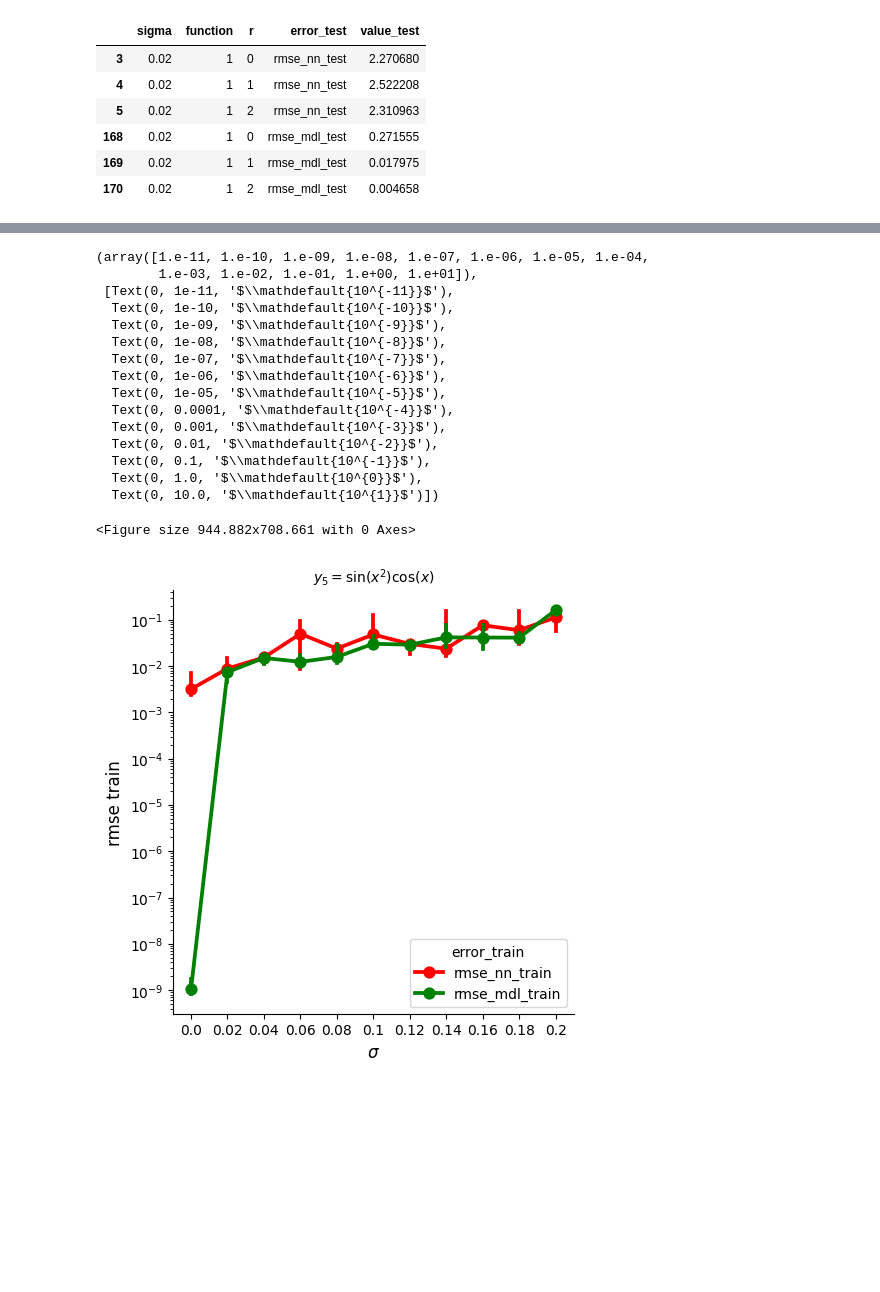
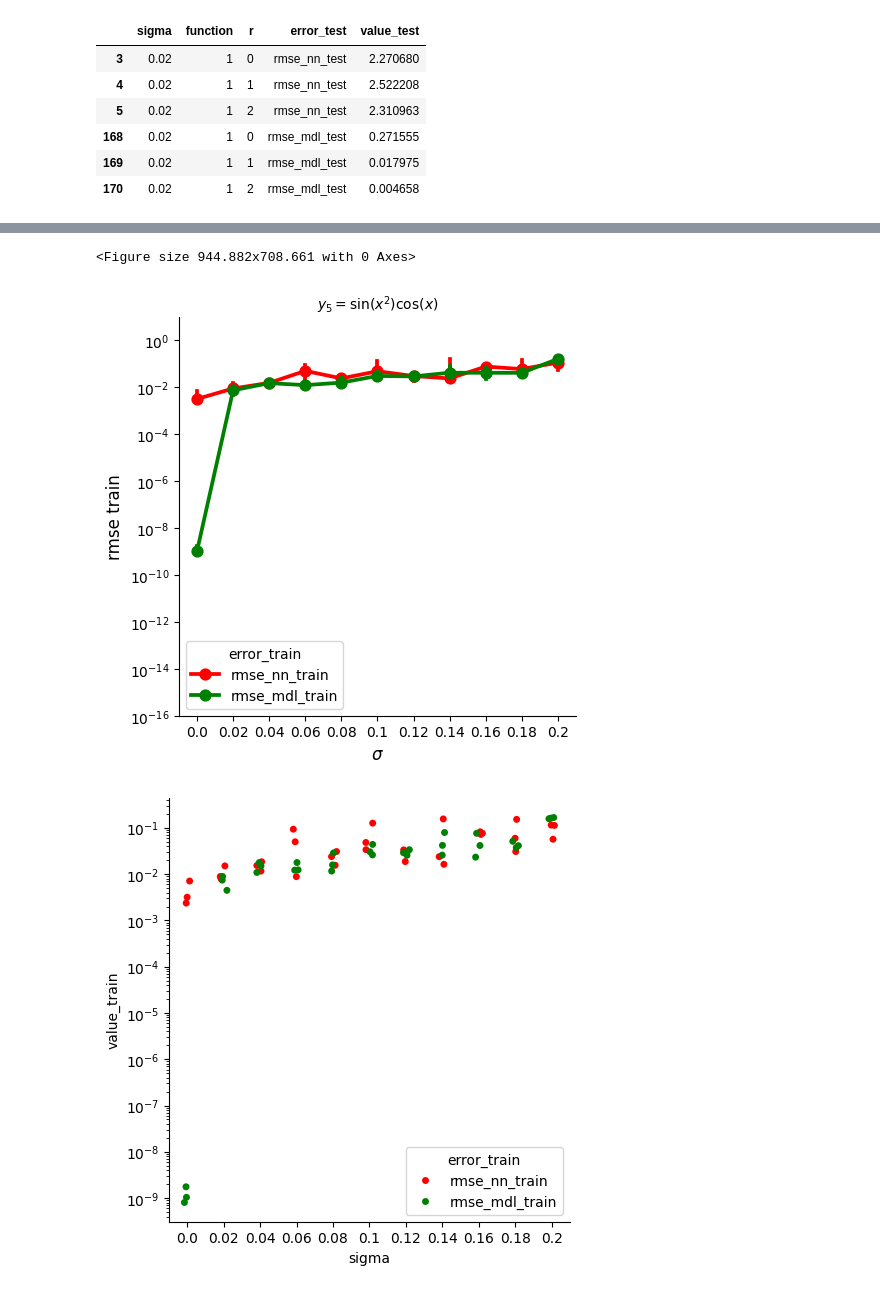
Before and after one commit to SergioCoboLopez/ANN_BMS, a Jupyter notebook: bin/nguyen/plot_nguyen_approximation_medians.ipynb, the cells around one changed output, grey strips where cells are left out. Drawn from its saved outputs; the diff is of its cells as text; code cells hidden in the pictures; blank space fills up the shorter version.

```diff
--- a/bin/nguyen/plot_nguyen_approximation_medians.ipynb
+++ b/bin/nguyen/plot_nguyen_approximation_medians.ipynb
@@ -131,14 +111,12 @@ display(errors_train_1[errors_train_1['sigma']==0.0])
 cm = 1/2.54 #convert inch to cm
 width = 8*cm; height=6*cm
 
-Extensions=['.png', '.pdf']
-
 #Fonts and sizes
-size_axis=12;size_ticks=10;size_title=5
+size_axis=12;size_ticks=10
 line_w=1;marker_s=3 #width and marker size
 m_size=6
 
 output_path='../../results/'
 
 resamples=100000; bs_seed=1111
-ymin=1e-16;ymax=1
+ymin=1e-17;ymax=10
@@ -188,43 +240,27 @@ plt.xticks(fontsize=size_ticks);plt.yticks(fontsize=size_ticks)
 # %%
 #nguyen 5 - train
 fig=figure(figsize=(width,height), dpi=300)
 sns.catplot(data=errors_train_5, x='sigma', y='value_train', hue='error_train', kind='point', estimator='median',
             errorbar=('ci', 95),n_boot=resamples, seed=bs_seed, palette=['red', 'green'],legend_out=False)
 
 plt.title(r'$y_5=\sin(x^2) \cos(x)$',fontsize=size_ticks)
-plt.yscale("log")
 
 #labels, limits, and ticks
-plt.xlabel(r'$\sigma$',fontsize=size_axis)
-plt.ylabel('rmse train',fontsize=size_axis)
+plt.xlabel(r'$\sigma$',fontsize=size_axis);plt.ylabel('rmse train',fontsize=size_axis)
+plt.yscale("log")
 plt.xticks(fontsize=size_ticks);plt.yticks(fontsize=size_ticks)
-#plt.legend(loc='lower right',fontsize=size_ticks,frameon=False)
+plt.ylim(ymin,ymax)
 
-#plt.ylim(ymin,ymax)
+plt.tight_layout()
 
+name_fig='nguyen_5_medians_train'
+plt.savefig(output_path+name_fig + '.svg',dpi=300)
+plt.savefig(output_path+name_fig + '.png',dpi=300)
 
-#name_fig='tanh_rmse_train.svg'
-#plt.savefig(output_path+name_fig,dpi=300)
-#fig=figure(figsize=(2*width,2*height), dpi=300)
-#sns.catplot(data=errors_train_1, x='sigma', y='value_train', hue="error_train",palette=['red', 'green'],legend_out=False)
-#plt.yscale("log")
-#plt.ylim(1e-2,1)
-#plt.show()
+#Show individual results
+sns.catplot(data=errors_train_5, x='sigma', y='value_train', hue="error_train",palette=['red', 'green'],legend_out=False)
+plt.yscale("log")
 # %% [output]
-(array([1.e-11, 1.e-10, 1.e-09, 1.e-08, 1.e-07, 1.e-06, 1.e-05, 1.e-04,
-        1.e-03, 1.e-02, 1.e-01, 1.e+00, 1.e+01]),
- [Text(0, 1e-11, '$\\mathdefault{10^{-11}}$'),
-  Text(0, 1e-10, '$\\mathdefault{10^{-10}}$'),
-  Text(0, 1e-09, '$\\mathdefault{10^{-9}}$'),
-  Text(0, 1e-08, '$\\mathdefault{10^{-8}}$'),
-  Text(0, 1e-07, '$\\mathdefault{10^{-7}}$'),
-  Text(0, 1e-06, '$\\mathdefault{10^{-6}}$'),
-  Text(0, 1e-05, '$\\mathdefault{10^{-5}}$'),
-  Text(0, 0.0001, '$\\mathdefault{10^{-4}}$'),
-  Text(0, 0.001, '$\\mathdefault{10^{-3}}$'),
-  Text(0, 0.01, '$\\mathdefault{10^{-2}}$'),
-  Text(0, 0.1, '$\\mathdefault{10^{-1}}$'),
-  Text(0, 1.0, '$\\mathdefault{10^{0}}$'),
-  Text(0, 10.0, '$\\mathdefault{10^{1}}$')])
+<Figure size 944.882x708.661 with 0 Axes>
-<Figure size 944.882x708.661 with 0 Axes>
-[figure, old version]
+[figure, new version]
+[figure, added]
```
Also changed, not shown: parts of 18 cells of this notebook.
